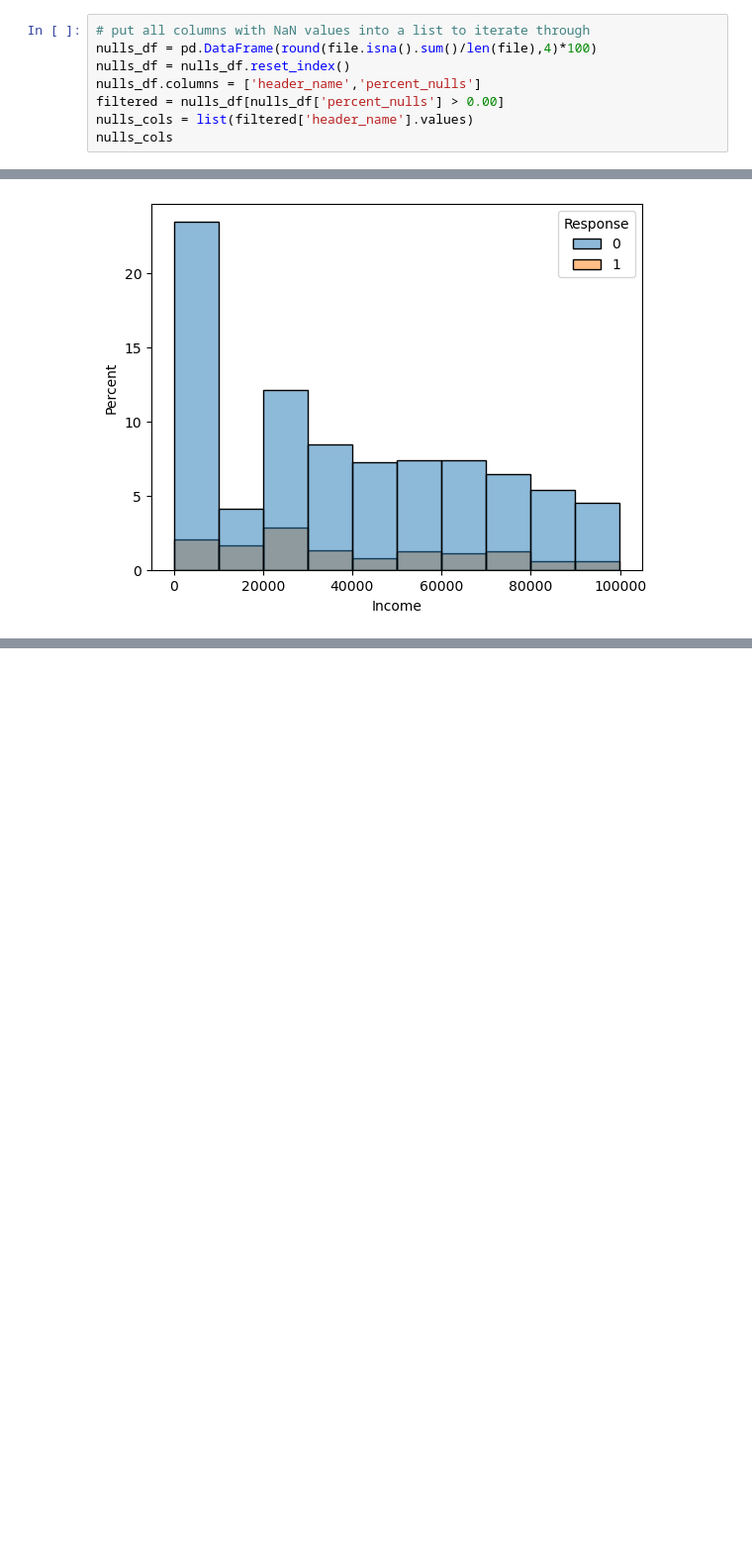
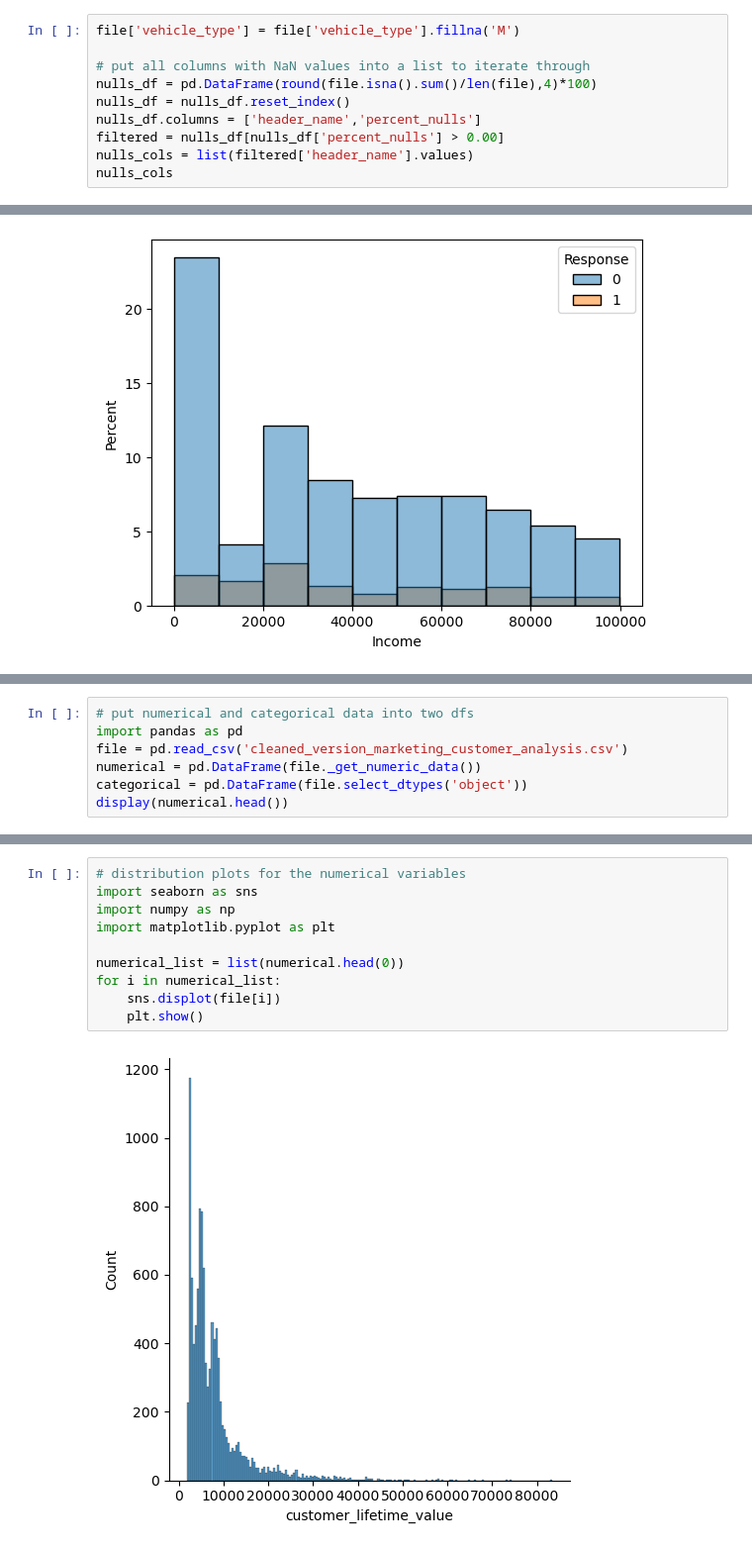
Before and after one commit to liutianxuan/lab-customer-analysis-round-2, a Jupyter notebook: lab-customer-analysis-round-2.ipynb, the cells around one changed output, grey strips where cells are left out. Shown: that part at 99% size. Cells and saved outputs as stored; diff of their text form; blank space fills up the shorter version.

```diff
--- a/lab-customer-analysis-round-2.ipynb
+++ b/lab-customer-analysis-round-2.ipynb
@@ -68,6 +68,8 @@ display(file.shape)
 (10910, 25)
 (10873, 25)
 # %%
+file['vehicle_type'] = file['vehicle_type'].fillna('M')
+
 # put all columns with NaN values into a list to iterate through
 nulls_df = pd.DataFrame(round(file.isna().sum()/len(file),4)*100)
 nulls_df = nulls_df.reset_index()
@@ -289,0 +322,7 @@ sns.histplot(bins=10, x='Income', hue='Response', data=file, stat='percent')
+# %%
+# put numerical and categorical data into two dfs
+import pandas as pd
+file = pd.read_csv('cleaned_version_marketing_customer_analysis.csv')
+numerical = pd.DataFrame(file._get_numeric_data())
+categorical = pd.DataFrame(file.select_dtypes('object'))
+display(numerical.head())
@@ -289,0 +336,12 @@ sns.histplot(bins=10, x='Income', hue='Response', data=file, stat='percent')
+# %%
+# distribution plots for the numerical variables
+import seaborn as sns
+import numpy as np
+import matplotlib.pyplot as plt
+
+numerical_list = list(numerical.head(0))
+for i in numerical_list:
+    sns.displot(file[i])
+    plt.show()
+# %% [output]
+[figure, added]
```
Also changed, not shown: parts of 19 cells of this notebook, 1 other file.
